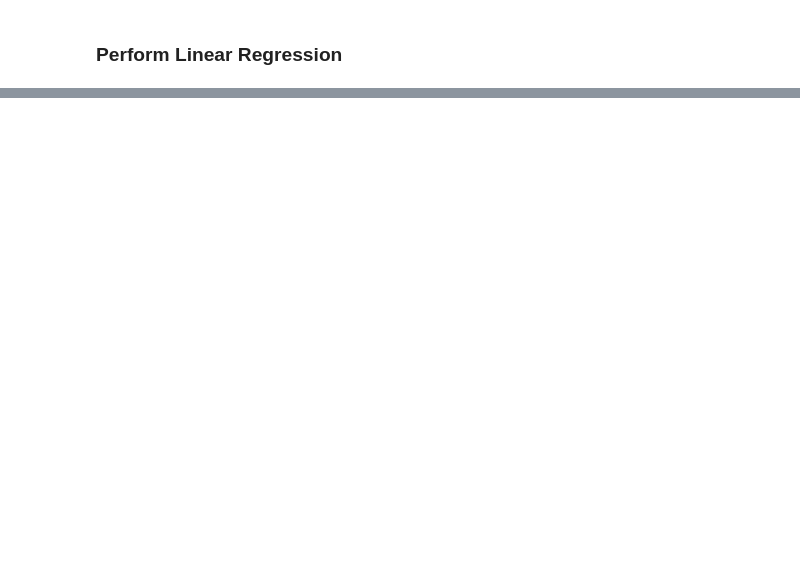
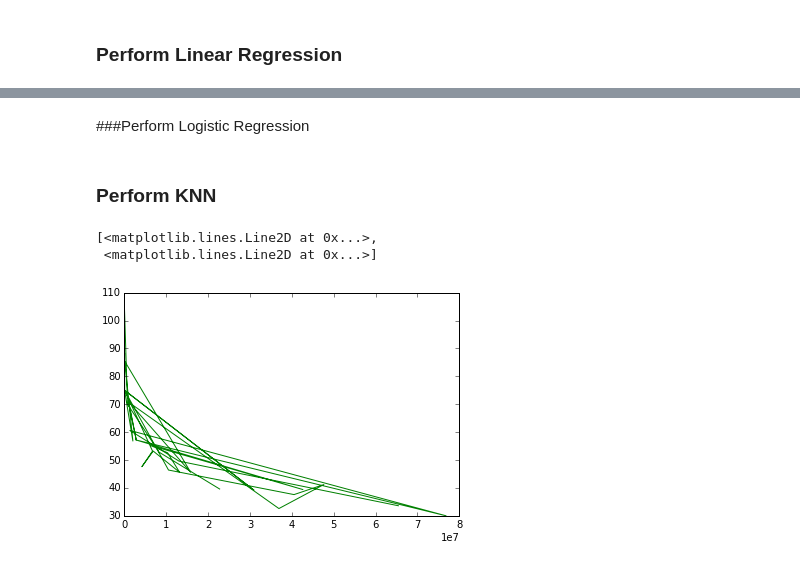
Before and after one commit to Sw3m/Data_Science_GA_Project_15, a Jupyter notebook: City Bike Share Project Paper.ipynb, the cells around one changed output, grey strips where cells are left out. Cells and saved outputs as stored; diff of their text form; code cells hidden in the pictures; blank space fills up the shorter version.

```diff
--- a/City Bike Share Project Paper.ipynb
+++ b/City Bike Share Project Paper.ipynb
@@ -75,2 +81,2 @@ Y= dsCity[['Age']]
 # %%
-X_train, X_test, y_train, y_test = cross_validation.train_test_split(X,Y,test_size=0.2,random_state=1)
+#X_train, X_test, y_train, y_test = cross_validation.train_test_split(X,Y,test_size=0.2,random_state=1)
@@ -76,0 +98,4 @@ X_train, X_test, y_train, y_test = cross_validation.train_test_split(X,Y,test_si
+# %%
+Xbike=dsBike[['TotalDur_sec','Gender']]
+
+Ybike= dsBike[['Age']]
@@ -100,0 +118,10 @@ plt.scatter(dsCity['Age'],dsCity['TotalDur_sec'])
+# %%
+X_trainb, X_testb, y_trainb, y_testb = cross_validation.train_test_split(Xbike,Ybike,test_size=0.2,random_state=1)
+
+linear_rgrB =linear_model.LinearRegression()
+linear_rgrB.fit(X_trainb,y_trainb)
+
+print("coefficient {}".format(linear_rgrB.coef_))
+print("intercept {}".format(linear_rgrB.intercept_))
+linear_MSEb = mean_squared_error(y_testb, linear_rgrB.predict(X_testb))
+print('Mean squared error for liner regression: {}'.format(linear_MSEb))
@@ -100,0 +156,18 @@ plt.scatter(dsCity['Age'],dsCity['TotalDur_sec'])
+# %% [markdown]
+###Perform Logistic Regression
+# %% [markdown]
+### Perform KNN
+# %%
+from sklearn import neighbors
+knn = neighbors.KNeighborsRegressor()
+knn.fit(X_trainb,y_trainb)
+knn_b = knn.predict(X_testb)
+
+#y_ = knn.fit(TV_train.reshape(len(TV_train),1),Sales_train).predict(TV_test.reshape(len(TV_test),1))
+
+#plt.scatter(X_testb.values,y_testb,c='b', label='data')
+plt.plot(X_testb,knn_b,c='g',label='prediction')
+# %% [output]
+[<matplotlib.lines.Line2D at 0x...>,
+ <matplotlib.lines.Line2D at 0x...>]
+[figure, added]
```
Also changed, not shown: parts of 24 cells of this notebook.
